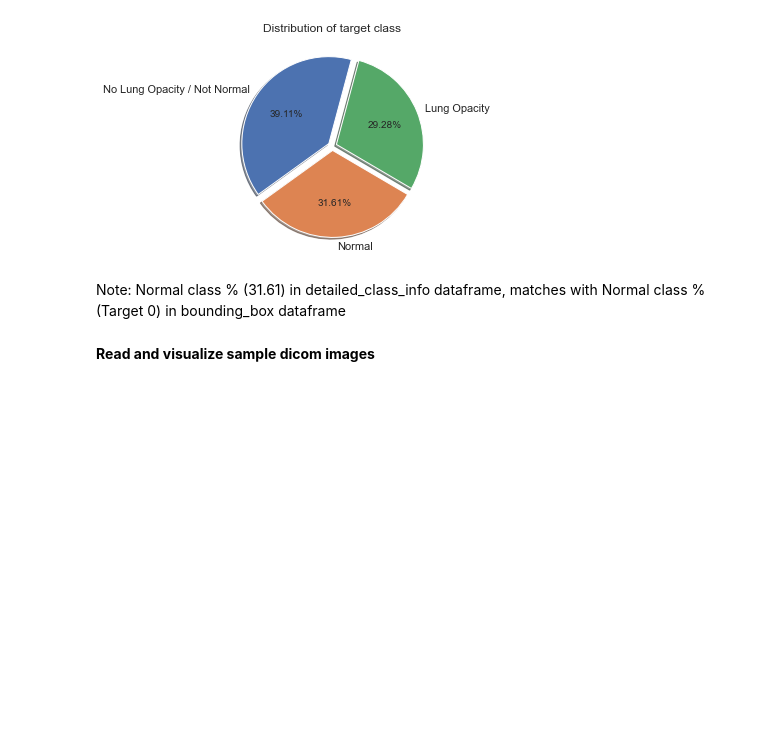
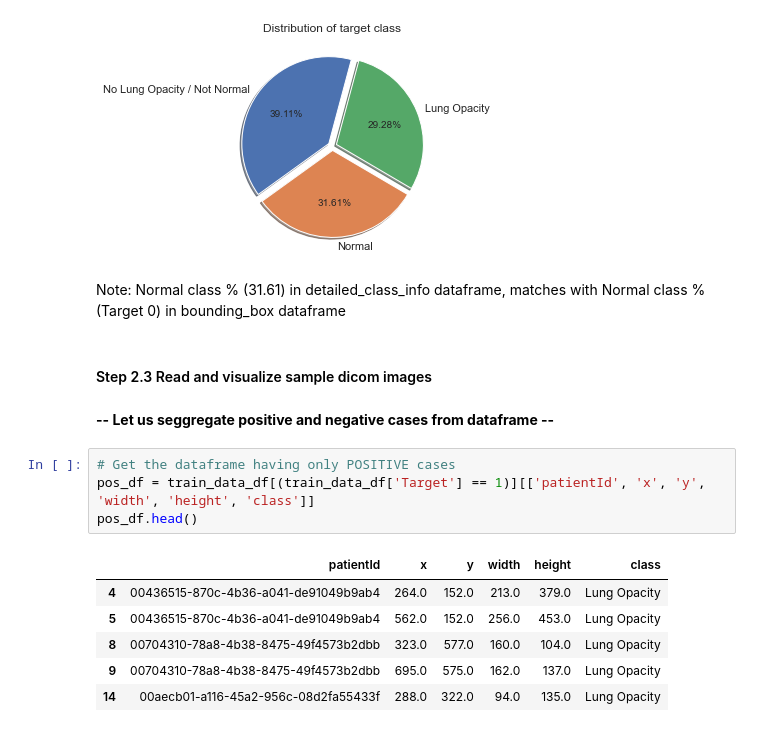
Before and after one commit to singhalgagan1/GreatLearningCapstoneProject, a Jupyter notebook: Practice/Karthik/Capstone_PneumoniaDetection_KarthikSanthanam.ipynb, the cells around one changed output. Saved outputs shown, nothing was run; the diff lists cells and outputs as text; blank space fills up the shorter version.

```diff
--- a/Practice/Karthik/Capstone_PneumoniaDetection_KarthikSanthanam.ipynb
+++ b/Practice/Karthik/Capstone_PneumoniaDetection_KarthikSanthanam.ipynb
@@ -370,4 +370,17 @@ plt.title('Distribution of target class');
 # %% [markdown]
 Note: Normal class % (31.61) in detailed_class_info dataframe, matches with Normal class % (Target 0) in bounding_box dataframe
 # %% [markdown]
-**Read and visualize sample dicom images**
+#### Step 2.3 Read and visualize sample dicom images
+# %% [markdown]
+**-- Let us seggregate positive and negative cases from dataframe --**
+# %%
+# Get the dataframe having only POSITIVE cases
+pos_df = train_data_df[(train_data_df['Target'] == 1)][['patientId', 'x', 'y', 'width', 'height', 'class']]
+pos_df.head()
+# %% [output]
+|  | patientId | x | y | width | height | class |
+| 4 | 00436515-870c-4b36-a041-de91049b9ab4 | 264.0 | 152.0 | 213.0 | 379.0 | Lung Opacity |
+| 5 | 00436515-870c-4b36-a041-de91049b9ab4 | 562.0 | 152.0 | 256.0 | 453.0 | Lung Opacity |
+| 8 | 00704310-78a8-4b38-8475-49f4573b2dbb | 323.0 | 577.0 | 160.0 | 104.0 | Lung Opacity |
+| 9 | 00704310-78a8-4b38-8475-49f4573b2dbb | 695.0 | 575.0 | 162.0 | 137.0 | Lung Opacity |
+| 14 | 00aecb01-a116-45a2-956c-08d2fa55433f | 288.0 | 322.0 | 94.0 | 135.0 | Lung Opacity |
```
Also changed, not shown: parts of 12 cells of this notebook.
